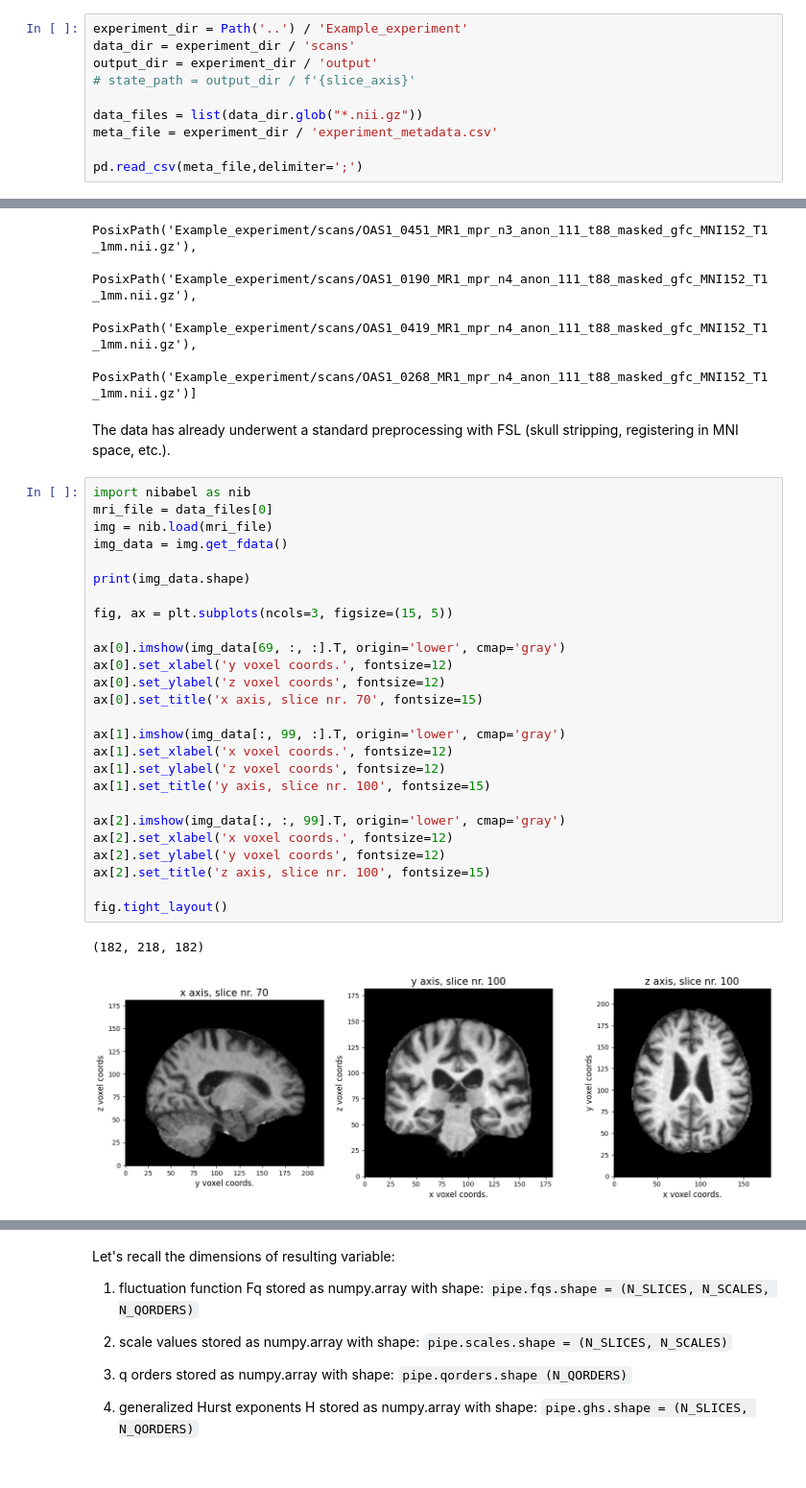
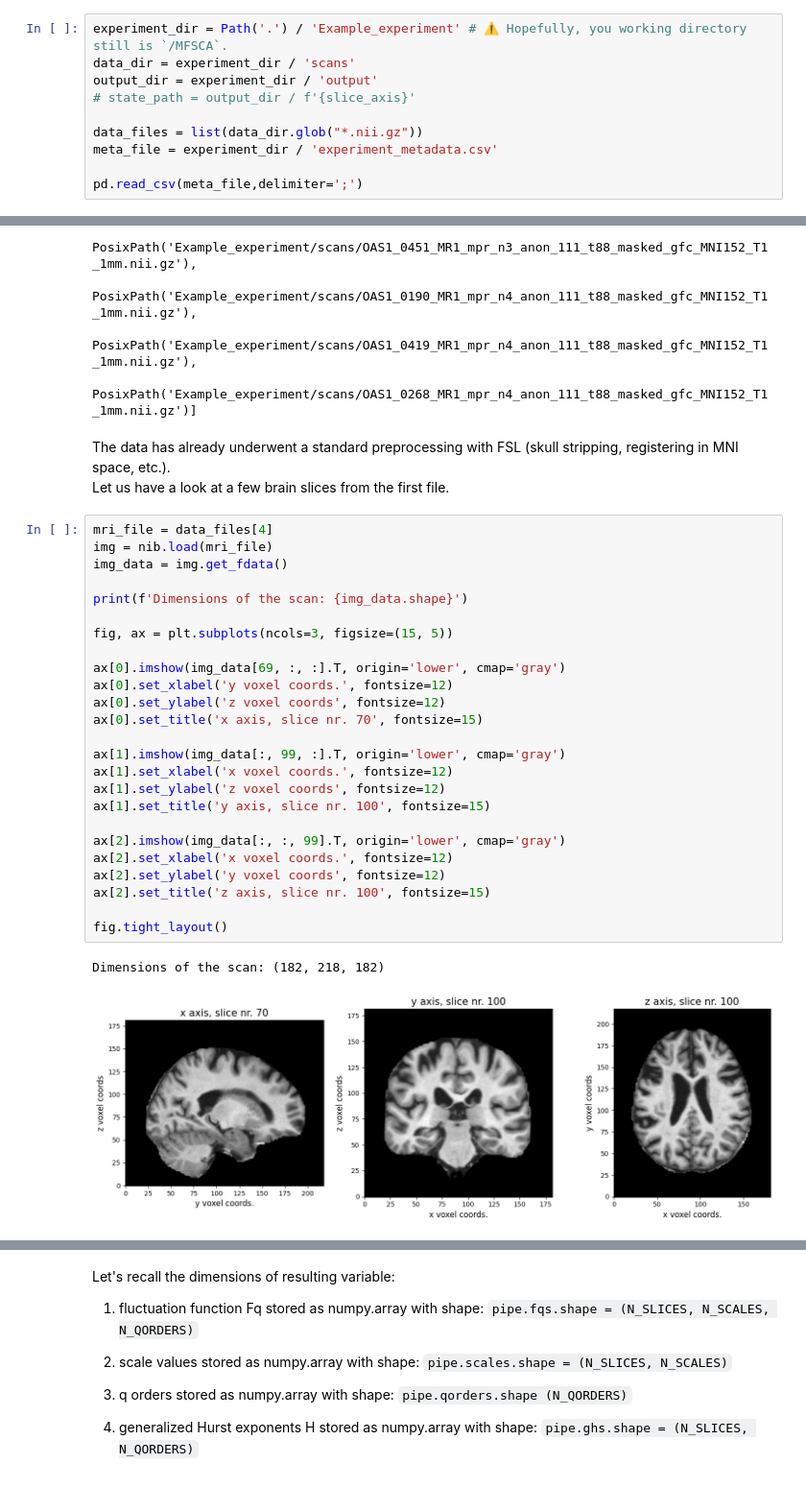
Before and after one commit to Mark-Kac-Center/MFSCA, a Jupyter notebook: Workshop.ipynb, the cells around one changed output, grey strips where cells are left out. Shown at 96% size. Cells and saved outputs as stored; diff of their text form.

```diff
--- a/Workshop.ipynb
+++ b/Workshop.ipynb
@@ -400,7 +395,7 @@ fig.tight_layout()
 # %% [markdown]
 We are going to analyse a couple of MRI scans from the [The Open Access Series of Imaging Studies](https://sites.wustl.edu/oasisbrains), namely OASIS-1.
 # %%
-experiment_dir = Path('..') / 'Example_experiment'
+experiment_dir = Path('.') / 'Example_experiment' # ⚠️ Hopefully, you working directory still is `/MFSCA`.
 data_dir = experiment_dir / 'scans'
 output_dir = experiment_dir / 'output'
 # state_path = output_dir / f'{slice_axis}'
@@ -435,32 +433,32 @@ data_files
  PosixPath('Example_experiment/scans/OAS1_0268_MR1_mpr_n4_anon_111_t88_masked_gfc_MNI152_T1_1mm.nii.gz')]
 # %% [markdown]
 The data has already underwent a standard preprocessing with FSL (skull stripping, registering in MNI space, etc.).
+Let us have a look at a few brain slices from the first file.
 # %%
-import nibabel as nib
-mri_file = data_files[0]
+mri_file = data_files[4]
 img = nib.load(mri_file)
 img_data = img.get_fdata()
 
-print(img_data.shape)
+print(f'Dimensions of the scan: {img_data.shape}')
 
 fig, ax = plt.subplots(ncols=3, figsize=(15, 5))
 
 ax[0].imshow(img_data[69, :, :].T, origin='lower', cmap='gray')
 ax[0].set_xlabel('y voxel coords.', fontsize=12)
 ax[0].set_ylabel('z voxel coords', fontsize=12)
 ax[0].set_title('x axis, slice nr. 70', fontsize=15)
 
 ax[1].imshow(img_data[:, 99, :].T, origin='lower', cmap='gray')
 ax[1].set_xlabel('x voxel coords.', fontsize=12)
 ax[1].set_ylabel('z voxel coords', fontsize=12)
 ax[1].set_title('y axis, slice nr. 100', fontsize=15)
 
 ax[2].imshow(img_data[:, :, 99].T, origin='lower', cmap='gray')
 ax[2].set_xlabel('x voxel coords.', fontsize=12)
 ax[2].set_ylabel('y voxel coords', fontsize=12)
 ax[2].set_title('z axis, slice nr. 100', fontsize=15)
 
 fig.tight_layout()
 # %% [output]
-(182, 218, 182)
+Dimensions of the scan: (182, 218, 182)
-[figure, old version]
+[figure, new version]
```
Also changed, not shown: parts of 29 cells of this notebook.
